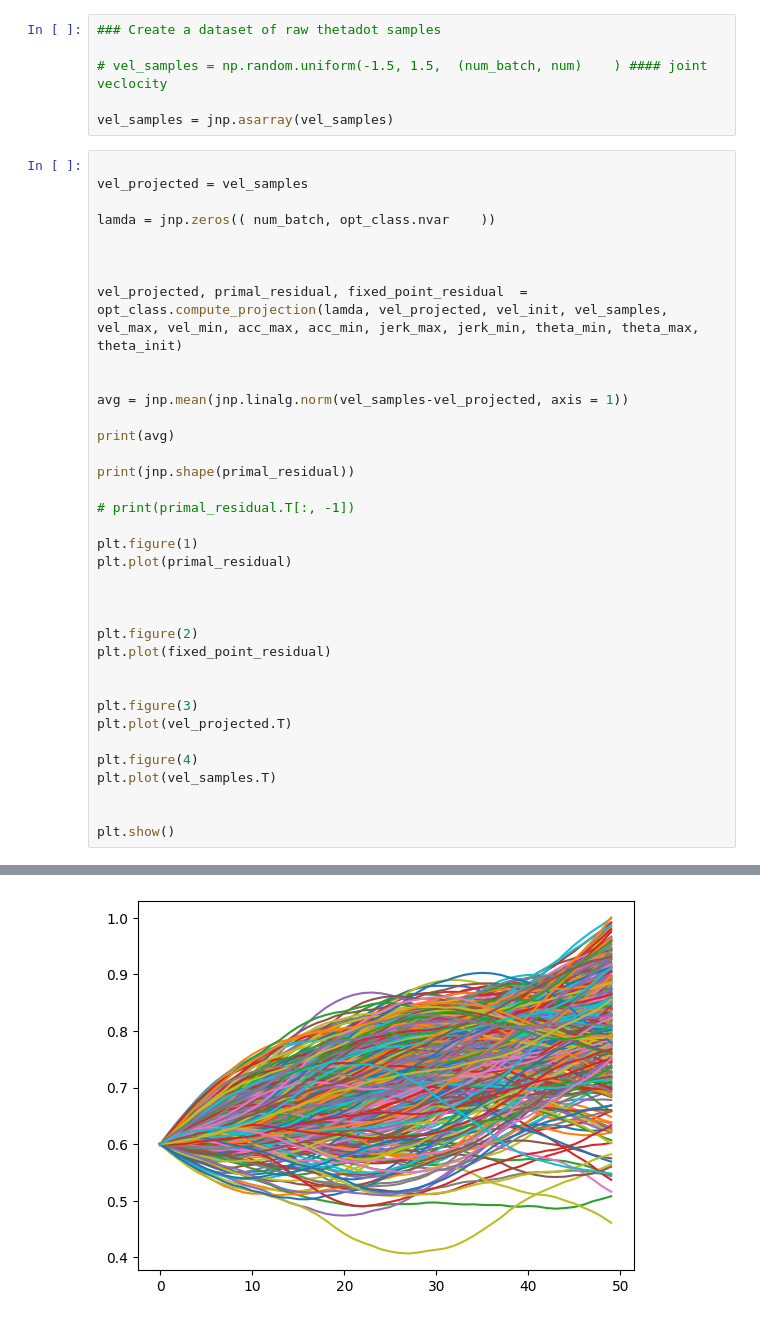
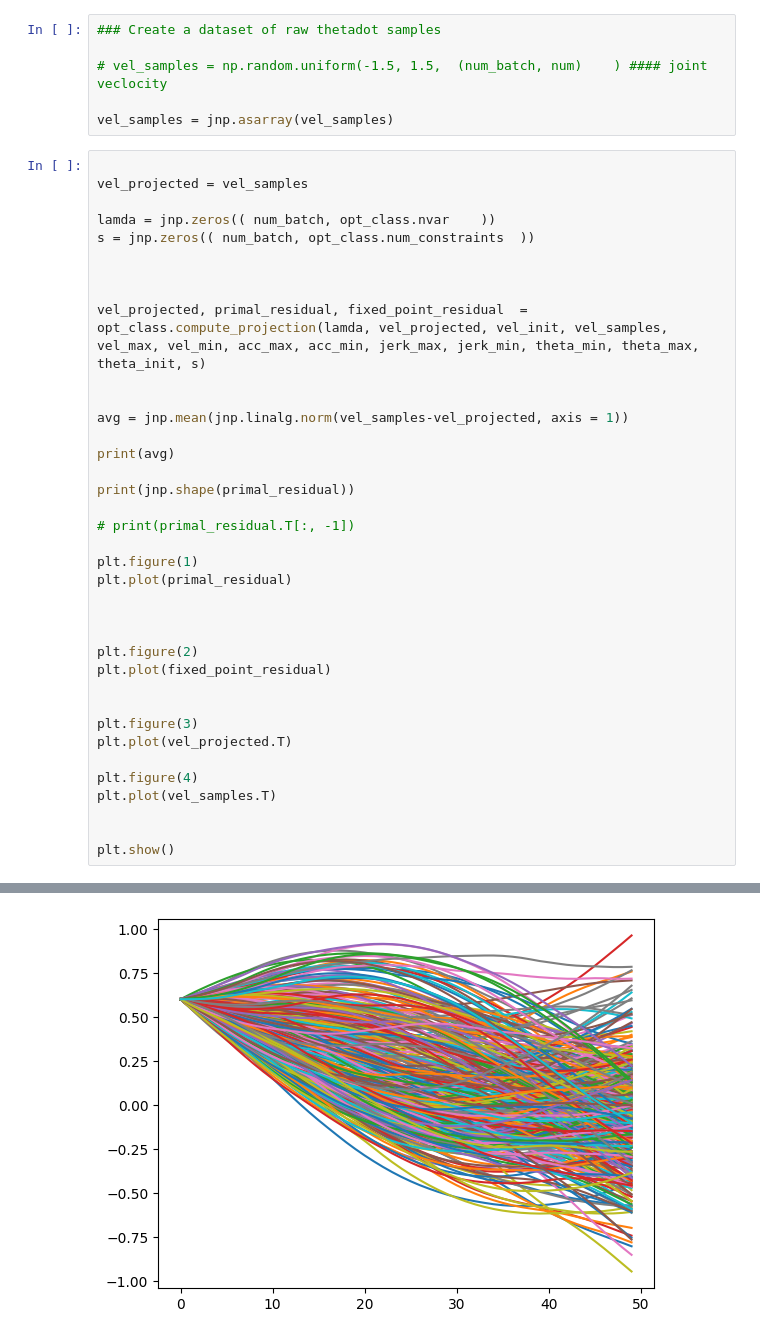
Before and after one commit to arunkumar-singh/Learned_QCQP, a Jupyter notebook: baseline_QP_codes/QP_projection_based_smoothing/main_admm_qp_solver_1.ipynb, the cells around one changed output, grey strips where cells are left out. Saved outputs shown, nothing was run; the diff lists cells and outputs as text.

```diff
--- a/baseline_QP_codes/QP_projection_based_smoothing/main_admm_qp_solver_1.ipynb
+++ b/baseline_QP_codes/QP_projection_based_smoothing/main_admm_qp_solver_1.ipynb
@@ -53,10 +53,11 @@ vel_samples = jnp.asarray(vel_samples)
 vel_projected = vel_samples
 
 lamda = jnp.zeros(( num_batch, opt_class.nvar    ))
+s = jnp.zeros(( num_batch, opt_class.num_constraints  ))
 
 
 
-vel_projected, primal_residual, fixed_point_residual  = opt_class.compute_projection(lamda, vel_projected, vel_init, vel_samples, vel_max, vel_min, acc_max, acc_min, jerk_max, jerk_min, theta_min, theta_max, theta_init)
+vel_projected, primal_residual, fixed_point_residual  = opt_class.compute_projection(lamda, vel_projected, vel_init, vel_samples, vel_max, vel_min, acc_max, acc_min, jerk_max, jerk_min, theta_min, theta_max, theta_init, s)
 
 
 avg = jnp.mean(jnp.linalg.norm(vel_samples-vel_projected, axis = 1))
@@ -92 +93 @@ plt.show()
-[figure, old version]
+[figure, new version]
```
Also changed, not shown: parts of 1 cell of this notebook, 1 other file.
